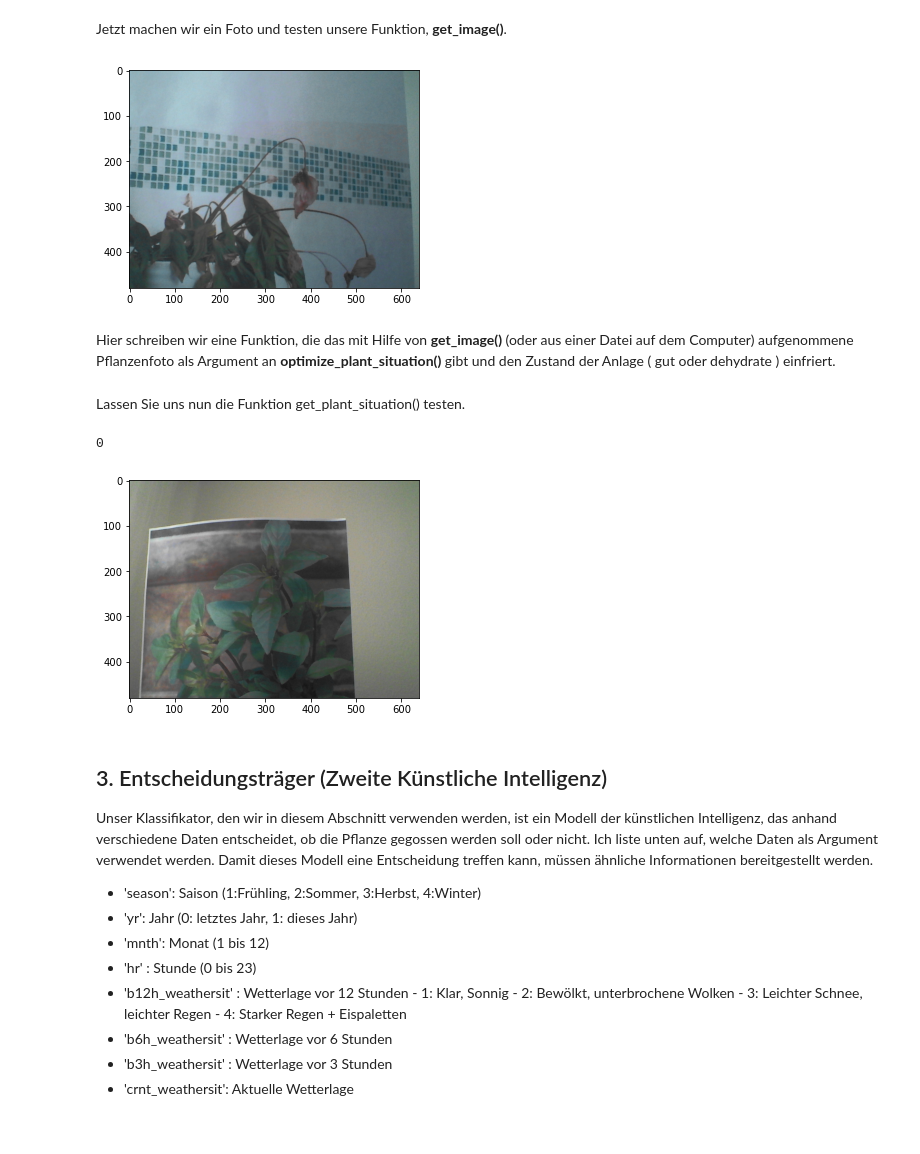
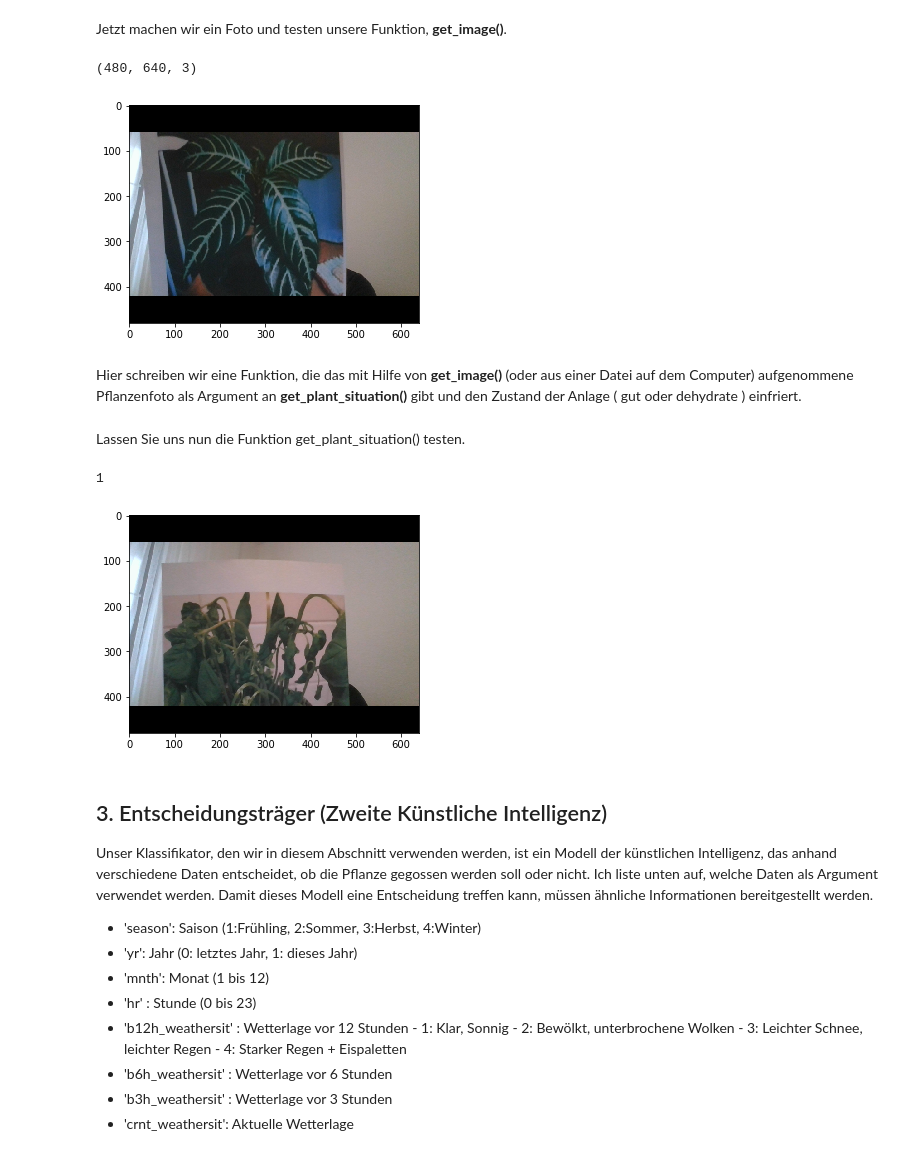
Before and after one commit to coder52/equal_project, a Jupyter notebook: Run The Project.ipynb, the cells around one changed output. Cells and saved outputs as stored; diff of their text form; code cells hidden in the pictures.

```diff
--- a/Run The Project.ipynb
+++ b/Run The Project.ipynb
@@ -96,13 +108,12 @@ def get_image(camera=0):
     return img
 # %% [markdown]
 Jetzt machen wir ein Foto und testen unsere Funktion, **get_image()**.
-# %%
-import matplotlib.pyplot as plt
-img=get_image()
-# print(img.shape)
-# plt.imshow(img)
-# %% [output]
-[figure, removed]
+# %%
+img=get_image(cam_no=0, show_img=True)
+print(img.shape)
+# %% [output]
+(480, 640, 3)
+[figure, added]
 # %% [markdown]
-Hier schreiben wir eine Funktion, die das mit Hilfe von **get_image()** (oder aus einer Datei auf dem Computer) aufgenommene Pflanzenfoto als Argument an **optimize_plant_situation()** gibt und den Zustand der Anlage ( gut oder dehydrate ) einfriert.
+Hier schreiben wir eine Funktion, die das mit Hilfe von **get_image()** (oder aus einer Datei auf dem Computer) aufgenommene Pflanzenfoto als Argument an **get_plant_situation()** gibt und den Zustand der Anlage ( gut oder dehydrate ) einfriert.
 # %%
@@ -117,14 +127,14 @@ def get_plant_situation(camera=0, path=0):
 # %% [markdown]
 Lassen Sie uns nun die Funktion get_plant_situation() testen.
 # %%
-# img_path = r"C:\Users\Sahin\Documents\GitHub\equal_project\flowers\test\good\healthy_070.jpg"  # 0
-# img_path = r"C:\Users\Sahin\Documents\GitHub\equal_project\flowers\test\thirsty\wilted_166.jpg"  # 1
+# img_path = r"C:\Users\sahin\Desktop\sharerd_folder\flowers\test\good\healthy_070.jpg"  # 0
+# img_path = r"C:\Users\sahin\Desktop\sharerd_folder\flowers\test\thirsty\wilted_202.jpg"  # 1
 
-# get_plant_situation(path=img_path)
-get_plant_situation()
+# get_plant_situation(path=img_path, show_img=True)
+get_plant_situation(cam_no=0, path=0, show_img=True)
 # %% [output]
-0
+1
-[figure, old version]
+[figure, new version]
 # %% [markdown]
 ## 3. Entscheidungsträger (Zweite Künstliche Intelligenz)
 Unser Klassifikator, den wir in diesem Abschnitt verwenden werden, ist ein Modell der künstlichen Intelligenz, das anhand verschiedene Daten entscheidet, ob die Pflanze gegossen werden soll oder nicht. Ich liste unten auf, welche Daten als Argument verwendet werden. Damit dieses Modell eine Entscheidung treffen kann, müssen ähnliche Informationen bereitgestellt werden.
```
Also changed, not shown: parts of 8 cells of this notebook.
